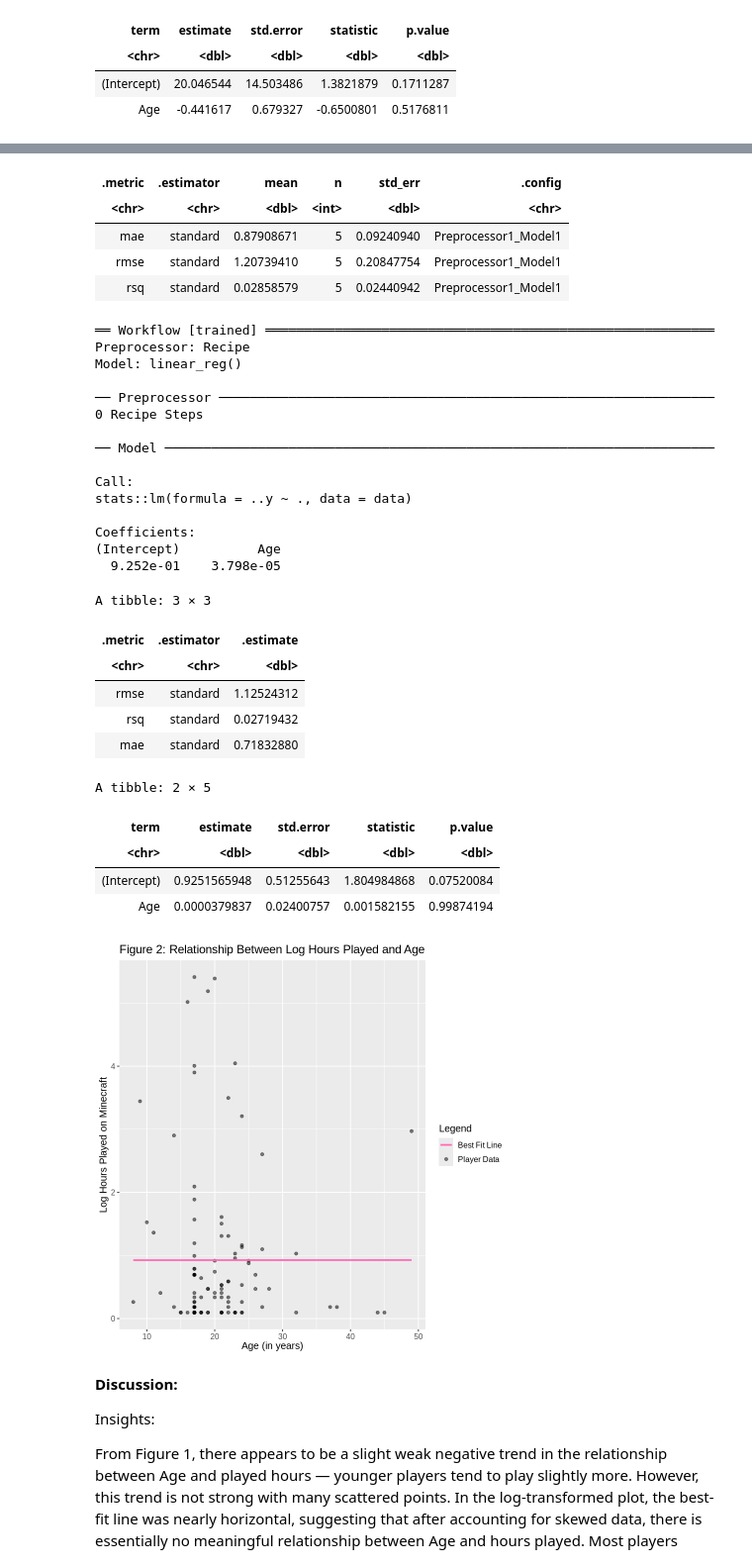
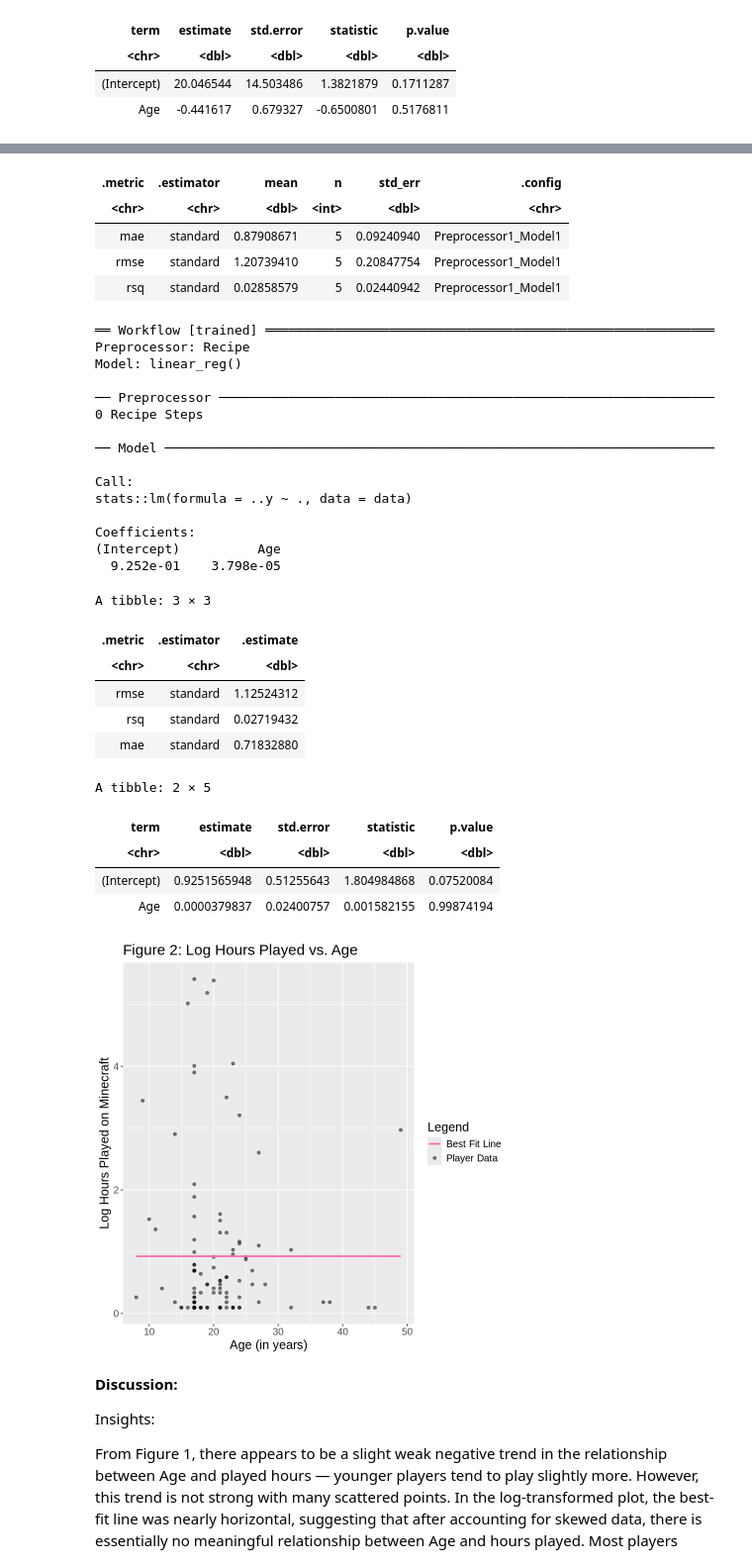
Before and after one commit to cindyttt/dsci-100-2025-final-project, a Jupyter notebook: analysis.ipynb, the cells around one changed output, grey strips where cells are left out. Shown at 99% size. Cells and saved outputs as stored; diff of their text form; code cells hidden in the pictures.

Commit message:
graph title changed

```diff
--- a/analysis.ipynb
+++ b/analysis.ipynb
@@ -369,12 +369,12 @@ lm_plot_final2.0 <- ggplot(players_final2.0, aes(x = Age, y = log_hours)) +
             linewidth = 1) +
   xlab("Age (in years)") +
   ylab("Log Hours Played on Minecraft") +
-  ggtitle("Figure 2: Relationship Between Log Hours Played and Age") +
+  ggtitle("Figure 2: Log Hours Played vs. Age") +
   scale_color_manual(
     name = "Legend",
     values = c("Player Data" = "black", "Best Fit Line" = "hotpink")
   ) +
-  theme(text = element_text(size = 12))
+  theme(text = element_text(size = 15))
 
 lm_plot_final2.0
 
@@ -388,34 +388,34 @@ A tibble: 3 × 6
 | <chr> | <chr> | <dbl> | <int> | <dbl> | <chr> |
 | mae | standard | 0.87908671 | 5 | 0.09240940 | Preprocessor1_Model1 |
 | rmse | standard | 1.20739410 | 5 | 0.20847754 | Preprocessor1_Model1 |
 | rsq | standard | 0.02858579 | 5 | 0.02440942 | Preprocessor1_Model1 |
 ══ Workflow [trained] ══════════════════════════════════════════════════════════
 Preprocessor: Recipe
 Model: linear_reg()
 
 ── Preprocessor ────────────────────────────────────────────────────────────────
 0 Recipe Steps
 
 ── Model ───────────────────────────────────────────────────────────────────────
 
 Call:
 stats::lm(formula = ..y ~ ., data = data)
 
 Coefficients:
 (Intercept)          Age
   9.252e-01    3.798e-05
 A tibble: 3 × 3
 | .metric | .estimator | .estimate |
 | <chr> | <chr> | <dbl> |
 | rmse | standard | 1.12524312 |
 | rsq | standard | 0.02719432 |
 | mae | standard | 0.71832880 |
 A tibble: 2 × 5
 | term | estimate | std.error | statistic | p.value |
 | <chr> | <dbl> | <dbl> | <dbl> | <dbl> |
 | (Intercept) | 0.9251565948 | 0.51255643 | 1.804984868 | 0.07520084 |
 | Age | 0.0000379837 | 0.02400757 | 0.001582155 | 0.99874194 |
-[figure, old version]
+[figure, new version]
 # %% [markdown]
 **Discussion:**
 
```
Also changed, not shown: parts of 1 cell of this notebook.
